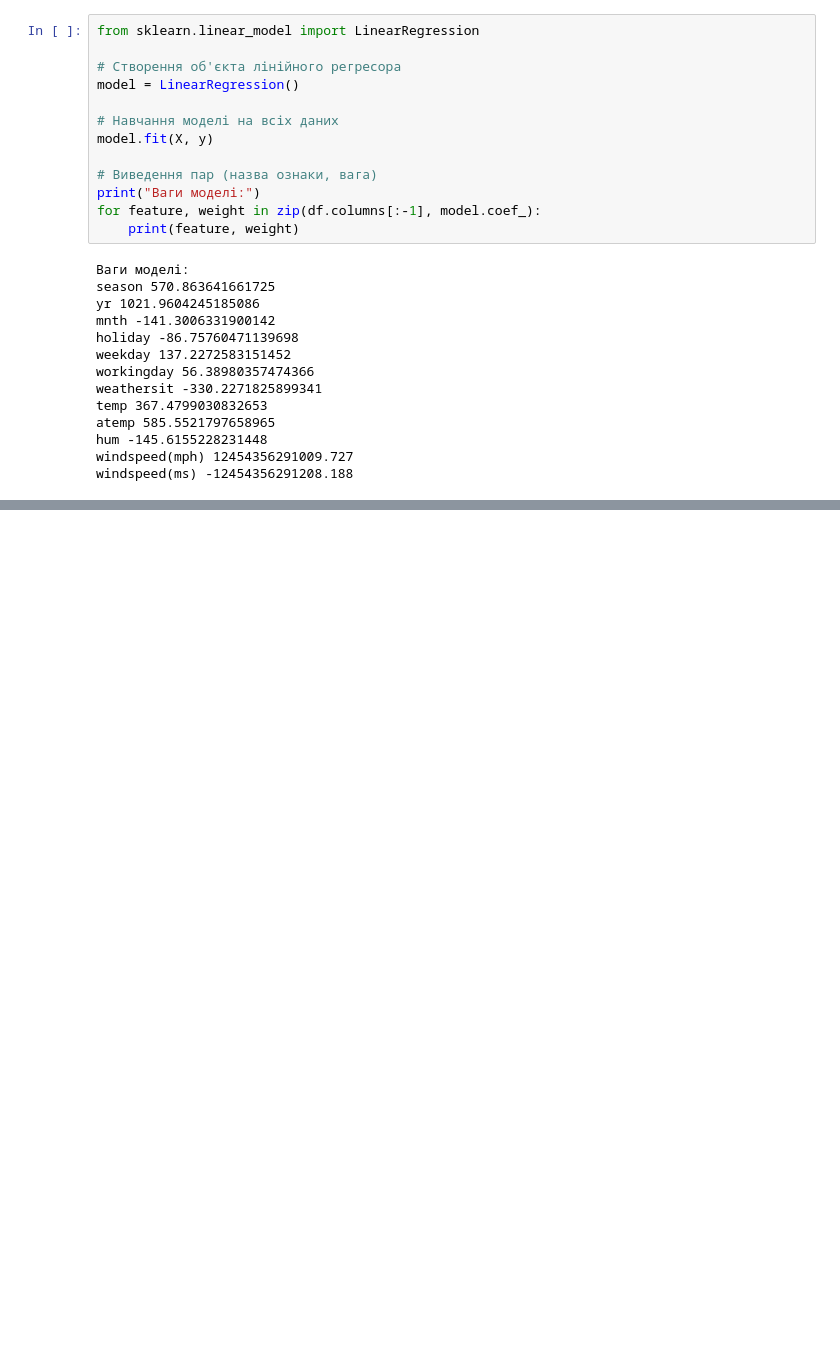
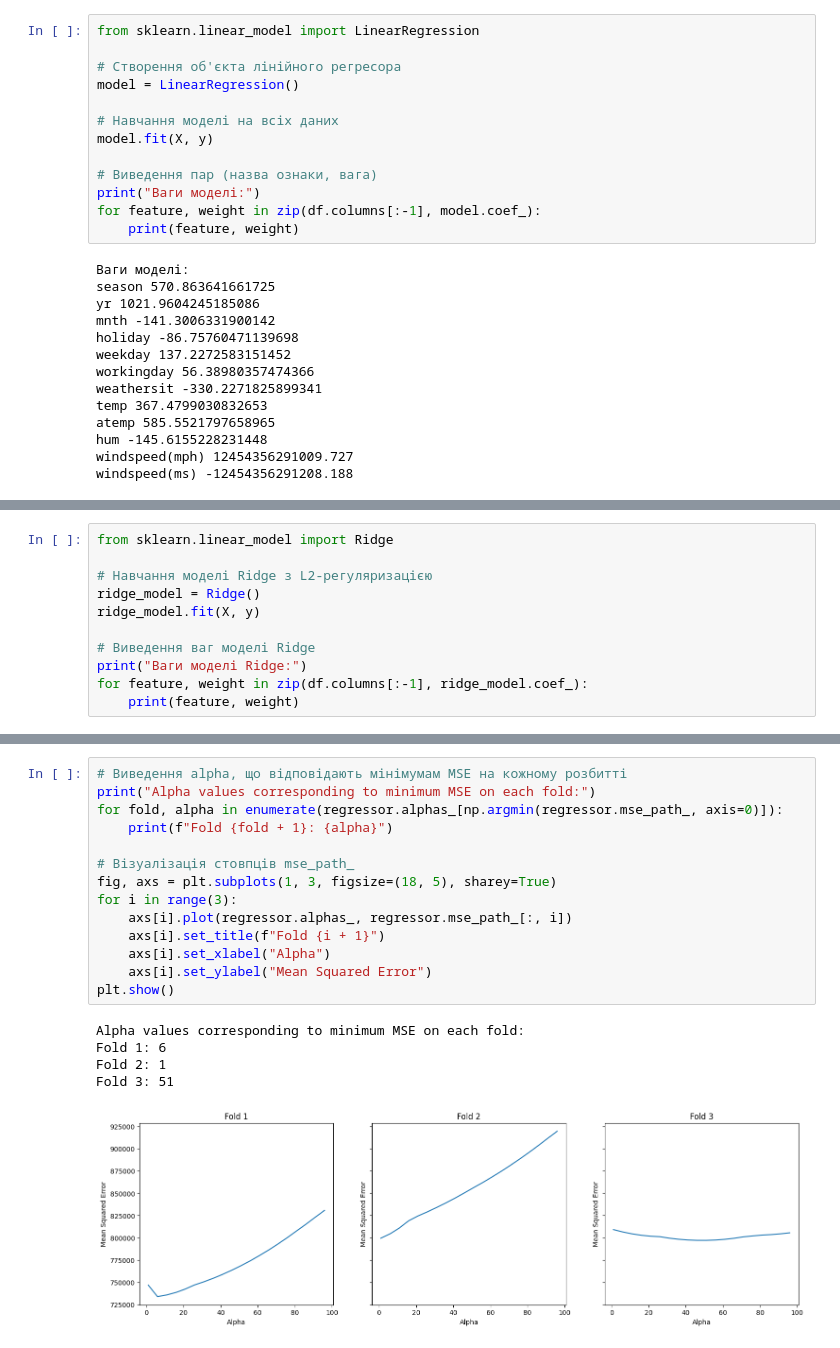
Before and after one commit to phenixua/HW4, a Jupyter notebook: HW4.ipynb, the cells around one changed output, grey strips where cells are left out. Drawn from its saved outputs; the diff is of its cells as text; blank space fills up the shorter version.

```diff
--- a/HW4.ipynb
+++ b/HW4.ipynb
@@ -188,0 +250,11 @@ windspeed(ms) -12454356291208.188
+# %%
+from sklearn.linear_model import Ridge
+
+# Навчання моделі Ridge з L2-регуляризацією
+ridge_model = Ridge()
+ridge_model.fit(X, y)
+
+# Виведення ваг моделі Ridge
+print("Ваги моделі Ridge:")
+for feature, weight in zip(df.columns[:-1], ridge_model.coef_):
+    print(feature, weight)
@@ -188,0 +400,20 @@ windspeed(ms) -12454356291208.188
+# %%
+# Виведення alpha, що відповідають мінімумам MSE на кожному розбитті
+print("Alpha values corresponding to minimum MSE on each fold:")
+for fold, alpha in enumerate(regressor.alphas_[np.argmin(regressor.mse_path_, axis=0)]):
+    print(f"Fold {fold + 1}: {alpha}")
+
+# Візуалізація стовпців mse_path_
+fig, axs = plt.subplots(1, 3, figsize=(18, 5), sharey=True)
+for i in range(3):
+    axs[i].plot(regressor.alphas_, regressor.mse_path_[:, i])
+    axs[i].set_title(f"Fold {i + 1}")
+    axs[i].set_xlabel("Alpha")
+    axs[i].set_ylabel("Mean Squared Error")
+plt.show()
+# %% [output]
+Alpha values corresponding to minimum MSE on each fold:
+Fold 1: 6
+Fold 2: 1
+Fold 3: 51
+[figure, added]
```
Also changed, not shown: parts of 14 cells of this notebook.
